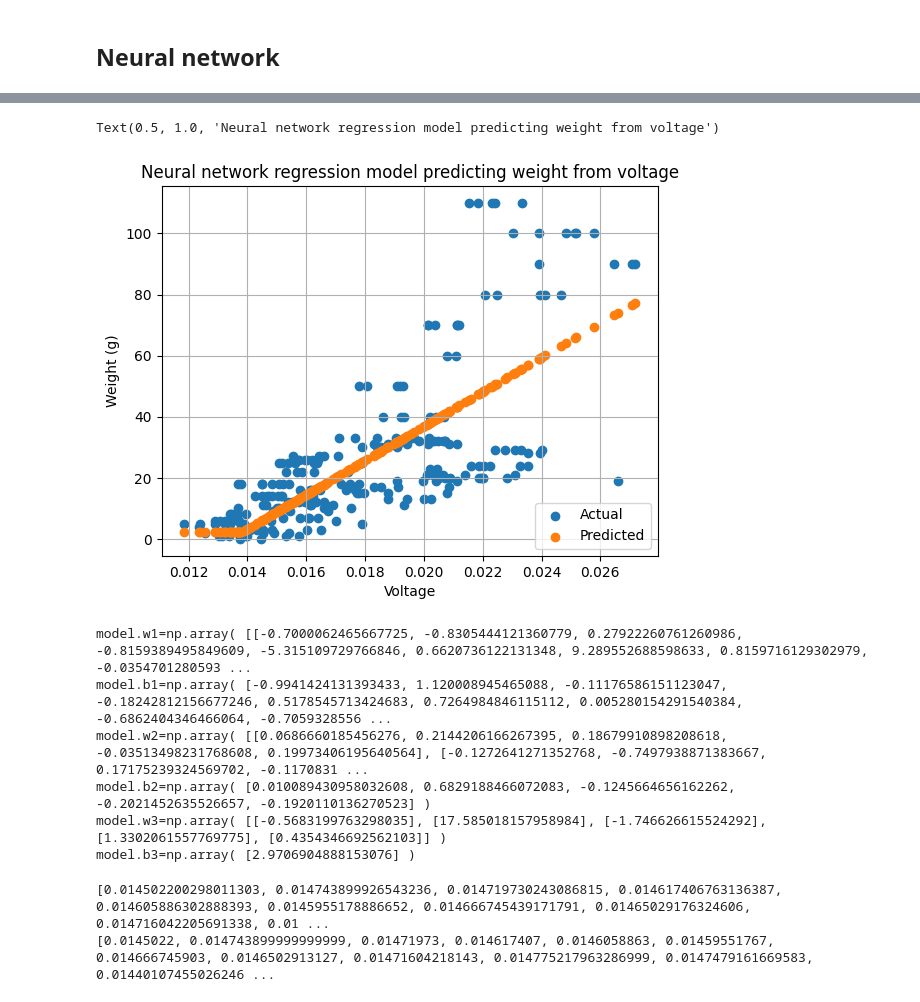
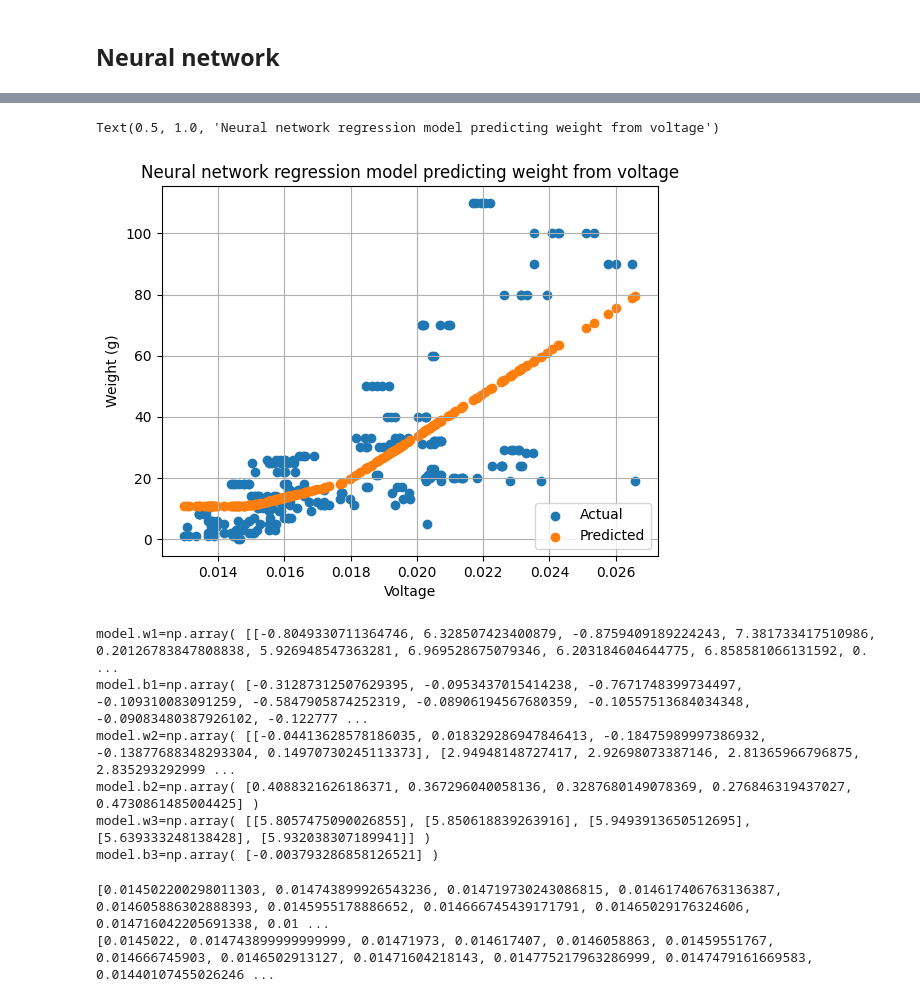
Before and after one commit to shepai/pico_weight_scales, a Jupyter notebook: Code/data vis/vis.ipynb, the cells around one changed output, grey strips where cells are left out. Saved outputs shown, nothing was run; the diff lists cells and outputs as text; code cells hidden in the pictures.

```diff
--- a/Code/data vis/vis.ipynb
+++ b/Code/data vis/vis.ipynb
@@ -255,3 +252,5 @@ import torch.optim as optim
 from sklearn.model_selection import train_test_split
 import numpy as np
 from sklearn.preprocessing import StandardScaler
+device = torch.device("cuda" if torch.cuda.is_available() else "cpu")
+print("Using device:", device)
@@ -262,7 +263,7 @@ y=np.array([])
 for i in range(len(keys)):
     key=keys[i]
     vals=df[key].values
-    vals=low_pass(vals,alpha=0.7)
+    vals=low_pass(vals,alpha=0.9)
     X=np.concatenate([X,vals])
     y=np.concatenate([y,np.array([int(key) for j in range(len(vals))])])
 print(X.shape,y.shape)
@@ -270,30 +271,31 @@ nan_indices = np.isnan(X) | np.isnan(y)
 # Remove rows with NaN values
 X = X[~nan_indices]
 y = y[~nan_indices]
-X_train_tensor = torch.tensor(X, dtype=torch.float32).reshape((-1,1))
-y_train_tensor = torch.tensor(y, dtype=torch.float32).reshape((-1,1))
+X_train_tensor = torch.tensor(X, dtype=torch.float32).reshape((-1,1)).to(device)
+y_train_tensor = torch.tensor(y, dtype=torch.float32).reshape((-1,1)).to(device)
 X_train_split, X_val_split, y_train_split, y_val_split = train_test_split(X_train_tensor, y_train_tensor, test_size=0.2, random_state=42)
 print(X_train_split.shape,y_train_split.shape)
 if np.any(np.isnan(X)) or np.any(np.isnan(y)):
     print("Data contains NaN values!")
 class SimpleNN(nn.Module):
-    def __init__(self):
+    def __init__(self, dropout_prob=0.3):
         super(SimpleNN, self).__init__()
-        self.fc1 = nn.Linear(1, 21)  # 1 input feature, 64 output features
-        self.fc2 = nn.Linear(21, 5)  # 64 input features, 32 output features
-        self.fc3 = nn.Linear(5, 1)  # 32 input features, 1 output (weight in kg)
+        self.fc1 = nn.Linear(1, 21)
+        self.fc2 = nn.Linear(21, 5)
+        self.fc3 = nn.Linear(5, 1)
+        self.dropout = nn.Dropout(p=dropout_prob)  # Dropout layer with probability
 
     def forward(self, x):
         x = torch.relu(self.fc1(x))
+        x = self.dropout(x)  # Apply dropout after activation
         x = torch.relu(self.fc2(x))
         x = self.fc3(x)
         return x
+model = SimpleNN().float().to(device)
+criterion = nn.MSELoss()  # Mean Squared Error Loss for regression
+optimizer = optim.Adam(model.parameters(), lr=0.0001)
 
-model = SimpleNN().float()
-criterion = nn.MSELoss()  # Mean Squared Error Loss for regression
-optimizer = optim.SGD(model.parameters(), lr=0.001)
-
-num_epochs = 300000
+num_epochs = 100000
 for epoch in range(num_epochs):
     model.train()
 
@@ -316,8 +318,8 @@ for epoch in range(num_epochs):
 
 # Test the model with a new value (example)
 model.eval()
-new_value = torch.tensor([[0.5]])  # Replace with new analog input
-predicted_weight = model(new_value)
+new_value = torch.tensor([[0.5]]).to(device)  # Replace with new analog input
+predicted_weight = model(new_value).cpu()
 print(f"Predicted weight for input {new_value.item()}: {predicted_weight.item():.2f} g")
 # %% [output]
 (1218,) (1218,)
@@ -340,29 +342,29 @@ Predicted weight for input 0.5: 2295.94 g
 # %%
-val_predictions = model(X_val_split)
+val_predictions = model(X_val_split).cpu()
 
-plt.scatter(X_val_split.detach().numpy(),y_val_split.detach().numpy(),label="Actual")
-plt.scatter(X_val_split.detach().numpy(),val_predictions.detach().numpy(),label="Predicted")
+plt.scatter(X_val_split.cpu().detach().numpy(),y_val_split.cpu().detach().numpy(),label="Actual")
+plt.scatter(X_val_split.cpu().detach().numpy(),val_predictions.detach().numpy(),label="Predicted")
 plt.grid(1)
 plt.legend(loc="lower right")
 plt.xlabel("Voltage")
 plt.ylabel("Weight (g)")
 plt.title("Neural network regression model predicting weight from voltage")
 # %% [output]
 Text(0.5, 1.0, 'Neural network regression model predicting weight from voltage')
-[figure, old version]
+[figure, new version]
 # %%
 weights_biases = {
     "fc1": {
-        "weights": model.fc1.weight.detach().numpy().T.tolist(),
-        "biases": model.fc1.bias.detach().numpy().tolist()
+        "weights": model.fc1.weight.cpu().detach().numpy().T.tolist(),
+        "biases": model.fc1.bias.cpu().detach().numpy().tolist()
     },
     "fc2": {
-        "weights": model.fc2.weight.detach().numpy().T.tolist(),
-        "biases": model.fc2.bias.detach().numpy().tolist()
+        "weights": model.fc2.weight.cpu().detach().numpy().T.tolist(),
+        "biases": model.fc2.bias.cpu().detach().numpy().tolist()
     },
     "fc3": {
-        "weights": model.fc3.weight.detach().numpy().T.tolist(),
-        "biases": model.fc3.bias.detach().numpy().tolist()
+        "weights": model.fc3.weight.cpu().detach().numpy().T.tolist(),
+        "biases": model.fc3.bias.cpu().detach().numpy().tolist()
     }
 }
 i=1
@@ -371,12 +373,12 @@ for layer, params in weights_biases.items():
     print("model.b"+str(i)+"=np.array(",params['biases'],")")
     i+=1
 # %% [output]
-model.w1=np.array( [[-0.7000062465667725, -0.8305444121360779, 0.27922260761260986, -0.8159389495849609, -5.315109729766846, 0.6620736122131348, 9.289552688598633, 0.8159716129302979, -0.0354701280593 ...
-model.b1=np.array( [-0.9941424131393433, 1.120008945465088, -0.11176586151123047, -0.18242812156677246, 0.5178545713424683, 0.7264984846115112, 0.005280154291540384, -0.6862404346466064, -0.7059328556 ...
-model.w2=np.array( [[0.0686660185456276, 0.2144206166267395, 0.18679910898208618, -0.03513498231768608, 0.19973406195640564], [-0.1272641271352768, -0.7497938871383667, 0.17175239324569702, -0.1170831 ...
-model.b2=np.array( [0.010089430958032608, 0.6829188466072083, -0.1245664656162262, -0.2021452635526657, -0.1920110136270523] )
-model.w3=np.array( [[-0.5683199763298035], [17.585018157958984], [-1.746626615524292], [1.3302061557769775], [0.4354346692562103]] )
-model.b3=np.array( [2.9706904888153076] )
+model.w1=np.array( [[-0.8049330711364746, 6.328507423400879, -0.8759409189224243, 7.381733417510986, 0.20126783847808838, 5.926948547363281, 6.969528675079346, 6.203184604644775, 6.858581066131592, 0. ...
+model.b1=np.array( [-0.31287312507629395, -0.0953437015414238, -0.7671748399734497, -0.109310083091259, -0.5847905874252319, -0.08906194567680359, -0.10557513684034348, -0.09083480387926102, -0.122777 ...
+model.w2=np.array( [[-0.04413628578186035, 0.018329286947846413, -0.18475989997386932, -0.13877688348293304, 0.14970730245113373], [2.94948148727417, 2.92698073387146, 2.81365966796875, 2.835293292999 ...
+model.b2=np.array( [0.4088321626186371, 0.367296040058136, 0.3287680149078369, 0.276846319437027, 0.4730861485004425] )
+model.w3=np.array( [[5.8057475090026855], [5.850618839263916], [5.9493913650512695], [5.639333248138428], [5.932038307189941]] )
+model.b3=np.array( [-0.003793286858126521] )
 # %%
 print(X[0:100].astype(np.float32).tolist())
 print(X[0:100].tolist())
```
Also changed, not shown: parts of 4 cells of this notebook.
